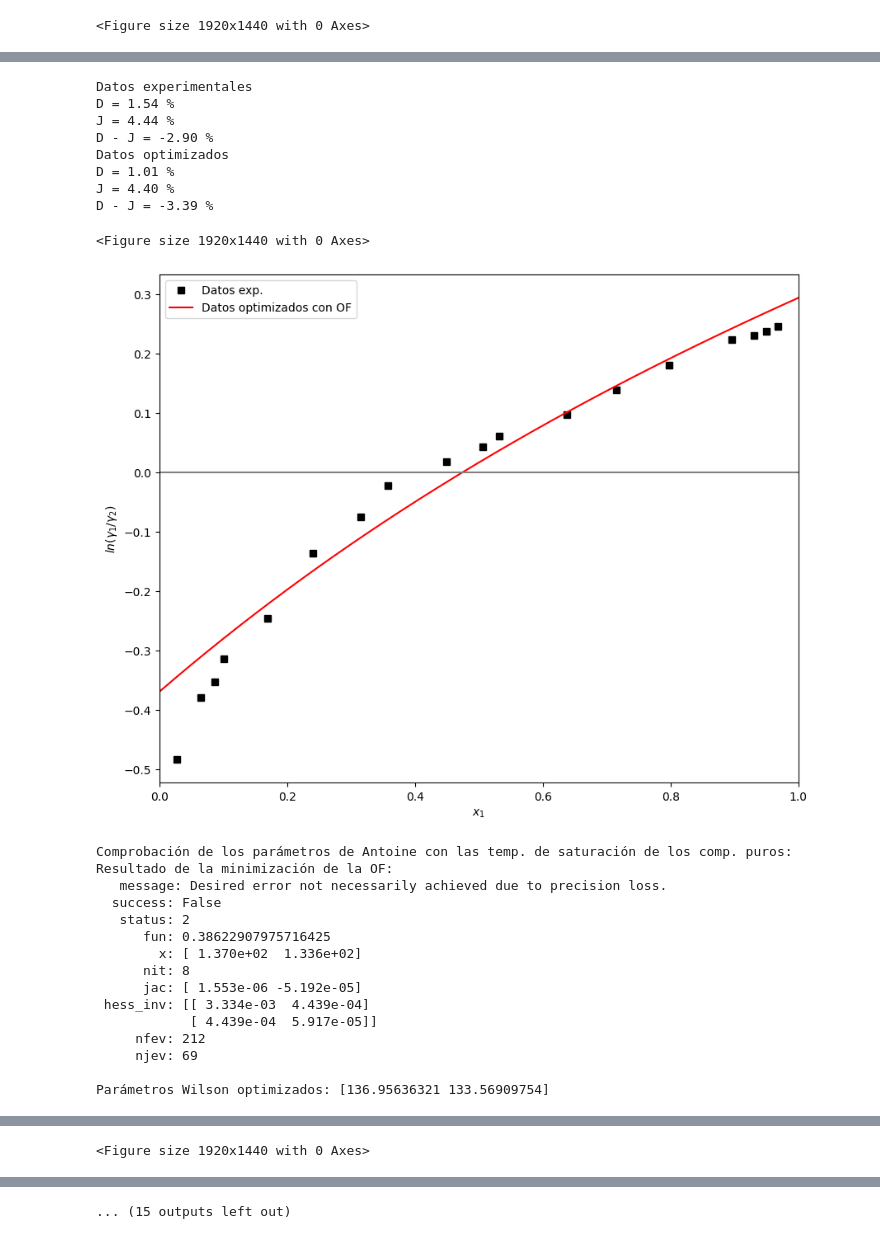
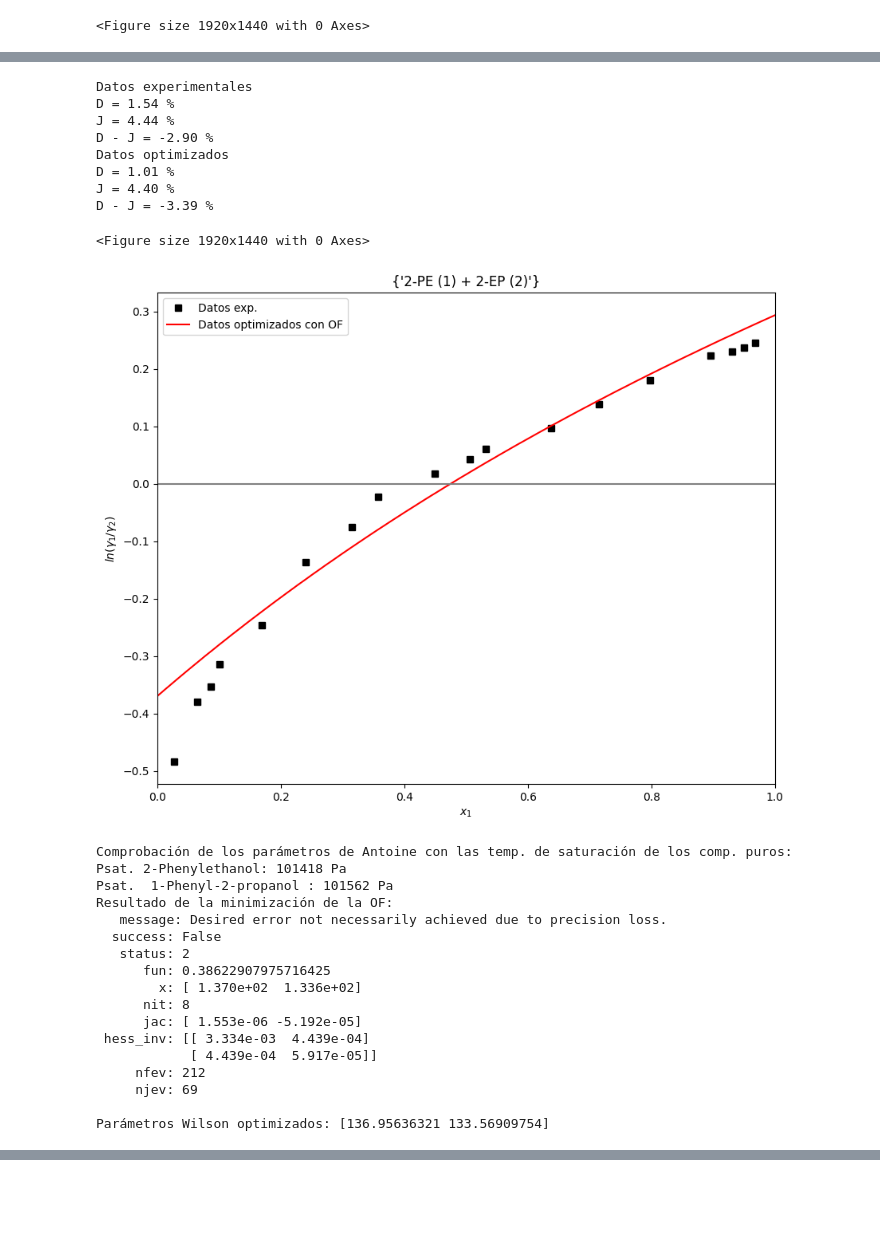
Before and after one commit to ChristianPh404/TQA, a Jupyter notebook: trabajo2.ipynb, the cells around one changed output, grey strips where cells are left out. Cells and saved outputs as stored; diff of their text form; code cells hidden in the pictures; blank space fills up the shorter version.

```diff
--- a/trabajo2.ipynb
+++ b/trabajo2.ipynb
@@ -249,6 +249,8 @@ An4 = np.array([133.75, -11577.65, 0, 0, -17.5651, 1.3782e-5  , 2])          #pa
 # Datos para las cuatro mezclas:
 mezclas = [
     {'nombre': '2-PE (1) + 2-EP (2)',
+     'comp1' : '2‑Phenylethanol' ,
+     'comp2' : ' 2‑Ethylphenol' ,
      'T_exp': np.array([477.80, 477.80, 479.27, 479.77, 480.08, 481.66,483.18, 484.93, 485.63, 487.09, 487.85, 488.22, 489.45, 490.27, 490.95, 491.50, 491.65,491.70 ,491.78 , 491.95]),
      'x': np.array([0,  0.0269,0.0650, 0.0865,  0.1004, 0.1688, 0.2407, 0.3151,  0.3573,  0.4488, 0.5054, 0.5317, 0.6381,  0.7156, 0.7969, 0.8958,  0.9303,0.9503, 0.9679, 1.0000]),
      'y': np.array([0, 0.0115,0.0316, 0.0437,  0.0531,  0.0988, 0.1609, 0.2292,0.2754, 0.3676, 0.4285, 0.4593, 0.5784, 0.6718, 0.7692, 0.8842, 0.9228, 0.9452 ,  0.9648, 1]),
@@ -264,6 +266,8 @@ mezclas = [
      'ZC2':  (4409.10*1000*0.342/1000)/R/703.00},    #ZC=PC*VC / TC*R bug en el diccionario al ejecutarlo directamente
 
      {'nombre': '2-PE (1) + 1,2-PP (2)',
+     'comp1' : '2‑Phenylethanol' ,
+     'comp2' : ' 1‑Phenyl-2-propanol ' ,
      'T_exp': np.array([ 489.80, 489.83, 489.87, 489.93, 489.96, 490.02,490.07, 490.16, 490.25, 490.37,490.51, 490.60, 491.05, 491.24, 491.38,  491.56,  491.65, 491.65,491.70 , 491.95 ]),
      'x': np.array([0, 0.0511,  0.1116,0.1931, 0.2635, 0.3227, 0.3747,  0.4619,  0.5247,  0.5982,  0.6680,  0.7098, 0.7926,   0.8455, 0.8850, 0.9124,   0.9427,0.9566,0.9640, 1.0000]),
      'y': np.array([0,  0.0509,  0.1103,0.1905, 0.2588,  0.3166, 0.3681, 0.4534, 0.5154,0.5874, 0.6546, 0.6957,0.7773, 0.8301, 0.8710, 0.9007,  0.9330, 0.9488,  0.9573, 1]),
@@ -280,6 +284,8 @@ mezclas = [
 
 
      {'nombre': '1,2-PP (1) + 2-EP (2)',
+     'comp2' : ' 2‑Ethylphenol' ,
+     'comp1' : ' 1‑Phenyl-2-propanol ' ,
      'T_exp': np.array([477.80, 478.24,478.40, 479.18,  479.93, 480.78, 481.87, 482.75,484.29,  485.10, 485.67, 486.56, 487.25, 488.09, 488.71, 489.12, 489.42,489.58 , 489.67 , 489.80]),
       'x': np.array([0,   0.0220,0.0335, 0.0638,  0.0964, 0.1488, 0.2045,0.2581, 0.3539,  0.4152,0.4611, 0.5414, 0.6029,  0.6977,0.7901, 0.8610,  0.9109, 0.9483,  0.9728, 1.0000]),
      'y': np.array([0, 0.0108, 0.0172, 0.0349,  0.0571,   0.0929,0.1380, 0.1857,0.2808, 0.3391,0.3930, 0.4745, 0.5501, 0.6544, 0.7618, 0.8440, 0.9004,  0.9429,  0.9701, 1]),
@@ -295,6 +301,8 @@ mezclas = [
      'ZC2':  (4409.10*1000*0.342	/1000 )/R/703.00},
 
      {'nombre': '2,1-PP (1) + 2-EP (2)',
+     'comp2' : ' 2‑Ethylphenol' ,
+     'comp1' : ' 2-Phenyl-1-propanol ' ,
      'T_exp': np.array([477.80, 478.10, 478.62, 479.51, 480.53, 482.82,485.41, 487.87, 489.63, 490.95,  492.56, 493.47, 494.31, 495.17,495.91, 496.48,496.87,497.28 ,497.55 ,  497.67]),
      'x': np.array([0,  0.0134, 0.0294,0.0633, 0.1015, 0.1838, 0.2794, 0.3813,  0.4545,0.5182, 0.5961, 0.6456,0.6919,0.7506, 0.8060,0.8525,  0.8941,0.9392, 0.9736, 1.0000]),
      'y': np.array([0, 0.0045, 0.0104, 0.0247,0.0438,  0.0940, 0.1697, 0.2610, 0.3384,  0.4067, 0.4959,0.5547, 0.6132,  0.6868,0.7581,  0.8203,  0.8727,  0.9283 ,  0.9694, 1]),
@@ -319,8 +327,13 @@ all_g2_opt = []
 all_y1_opt = []
 graficos_datos = []
 parametrosW_iteracion = []
+gammawilson = []
+alpha12W = []
+Dwilson = []
 #obtener los parametros que se va a necesitar de cada mezcla para el calculo de wilson
 for mezcla in mezclas:
+    comp1 = mezcla['comp1']
+    comp2 =mezcla['comp2']
     nombre = mezcla['nombre']
     T_exp = mezcla['T_exp']
     x1 = mezcla['x']
@@ -351,8 +364,8 @@ for mezcla in mezclas:
     Psat = lambda An, T: (np.exp(An[0] + (An[1] / (T + An[2])) + (An[3]*T) + (An[4]* np.log(T)) + (An[5] * (T**An[-1]))))*1000
     # Comprobación de ecuación de Antoine
     print('Comprobación de los parámetros de Antoine con las temp. de saturación de los comp. puros:')
-   # print('Psat. '+comp1+': %.0f Pa'%Psat(An1,T_exp[-1]))
-    #print('Psat. '+comp2+': %.0f Pa'%Psat(An2,T_exp[0]))
+    print('Psat. '+comp1+': %.0f Pa'%Psat(An1,T_exp[-1]))
+    print('Psat. '+comp2+': %.0f Pa'%Psat(An2,T_exp[0]))
 
     # Definir una función objetivo y minimizarla
 
@@ -370,7 +383,6 @@ for mezcla in mezclas:
             T_cal[j] = fsolve(calculo_T, np.mean(T_exp))[0]
         return T_cal
 
-
     # Calcula la presión a partir del modelo para los coef. de actividad y las temperaturas calculadas con el modelo
     def Pcal(l):
         L12 = v2(T_exp)/v1(T_exp)*np.exp(-l[0]/R/T_exp)
@@ -379,8 +391,27 @@ for mezcla in mezclas:
         g2 = np.exp(-np.log(1-x1+L21*x1)+x1*(-L12/(x1+L12*(1-x1))+L21/(1-x1+L21*x1)))
         return x1*g1*Psat(An1,T_exp)+(1-x1)*g2*(1-x1)*Psat(An2,T_exp)
 
+    # def xcal(l):                                                                                                 en principio deberia funcioar el codigo puesto es una copia de T_cal
+    #      for j in range(len(x1)):
+    #          l1 = l[0]
+    #          l2 = l[1]
+    #          L12 = lambda T: v2(T)/v1(T)*np.exp(-l1/R/T)
+    #          L21 = lambda T: v1(T)/v2(T)*np.exp(-l2/R/T)
+    #          g1 = lambda T: np.exp(-np.log(x1[j]+L12(T)*(1-x1[j]))+(1-x1[j])*(L12(T)/(x1[j]+L12(T)*(1-x1[j]))-L21(T)/(1-x1[j]+L21(T)*x1[j])))
+    #          g2 = lambda T: np.exp(-np.log(1-x1[j]+L21(T)*x1[j])+x1[j]*(-L12(T)/(x1[j]+L12(T)*(1-x1[j]))+L21(T)/(1-x1[j]+L21(T)*x1[j])))
+    #          return y1*P/Psat(An1,T_exp)/g1(T_exp)
+    # def ycal(l):
+    #     for j in range(len(x1)):
+    #         l1 = l[0]
+    #         l2 = l[1]
+    #         L12 = v2(T_exp)/v1(T_exp)*np.exp(-l[0]/R/T_exp)
+    #         L21 = v1(T_exp)/v2(T_exp)*np.exp(-l[1]/R/T_exp)
+    #         g1 = lambda T: np.exp(-np.log(x1[j] + L12(T) * (1 - x1[j])) + (1 - x1[j]) * (L12(T) / (x1[j] + L12(T) * (1 - x1[j])) - L21(T) / (1 - x1[j] + L21(T) * x1[j])))
+    #         g2 = lambda T: np.exp(-np.log(1-x1[j]+L21(T)*x1[j])+x1[j]*(-L12(T)/(x1[j]+L12(T)*(1-x1[j]))+L21(T)/(1-x1[j]+L21(T)*x1[j])))
+    #         return x1 * g1(T_exp) * Psat(An1, T_exp) / P
+
     #variable objetivo
-    # OF = lambda A: sum(((T_exp - Twilson(A)) / tstd(T_exp - Twilson(A)))**2)+ sum(((P_exp - Pwilson(A)) / tstd(P_exp - Pwilson(A)))**2)  + sum(((x1 - xwilson(A)) / tstd(x_exp - xwilson(A)))**2) +sum(((y1 - ywilson(A)) / tstd(y_exp - ywilson(A)))**2)
+    #OF = lambda A: sum((((T_exp - Twilson(A)) / tstd(T_exp - Twilson(A)))**2)  +((y1 - ycal(A)) / tstd(y1 - ycal(A)))**2+ (((x1 - xcal(A)) / tstd(x1 - xcal(A)))**2)   )
 
 
     OF = lambda A: sum((T_exp-Twilson(A))**2)**0.5
@@ -392,7 +423,7 @@ for mezcla in mezclas:
 
 
     parametrosW_iteracion.append({
-        'M': nombre,
+        'Mezcla': nombre,
         '$\\Lambda_{12}$': l_cal.x[0],
         '$\\Lambda_{21}$': l_cal.x[1]
     })
@@ -432,19 +463,27 @@ for mezcla in mezclas:
     #graficamos datos
     x1_graf = np.linspace(0,1,201)
     [T_opt, g1_opt, g2_opt, y1_opt] = Wilson_T(x1_graf, *l_cal.x)
-    def alpha12W(y1_opt, x1_graf):
-            if y1_opt > 0:
+    def alpha12(y1_opt, x1_graf):
+            if (x1_graf * (1 - y1_opt) == 0).any():
                 return (y1_opt * (1 - x1_graf)) / (x1_graf * (1 - y1_opt))
             else:
                 return 0 #
-    gammawilson1 =  g1_opt
-    gammawilson2 =  g2_opt
+    alpha12W = list(alpha12(y1_opt, x1_graf))
+    alpha12W.append({
+    'alpha12w': alpha12W,
+    })
+    gammawilson.append({
+    'gammawilson1': g1_opt,
+    'gammawilson2': g2_opt
+    })
+    gammawilson.append(gammawilson)
     fig, ax = plt.subplots(1, 2, figsize = (18,8), dpi=300)
     ax[0].plot(x1, T_exp, '+b', y1, T_exp, '^r', label='Datos')
     ax[0].plot(x1_graf, T_opt, y1_opt, T_opt, label='Ajuste de Wilson optimizado P')
     ax[0].set_xlabel('Fracción molar, $x_1, y_1$')
     ax[0].set_ylabel('T, K')
     ax[0].legend()
+    ax[0].set_title(nombre)
     # Almacenar los datos en la lista
     datos_grafico = {
         'x1': x1,
@@ -462,6 +501,7 @@ for mezcla in mezclas:
     ax[1].set_xlabel('Fracción molar, $x_1$')
     ax[1].set_ylabel('Fracción molar, $y_1$')
     ax[1].legend()
+    ax[1].set_title(nombre)
     plt.show()
 
     ## Test de consistencia termodinámica
@@ -482,6 +522,16 @@ for mezcla in mezclas:
     print('D = %.2f'%D,'%')
     print('J = %.2f'%J,'%')
     print('D - J = %.2f'%(D-J),'%')
+    # df_exp = pd.DataFrame({
+    # 'D': D,
+    # 'J': J,
+    # 'D-J': D-J
+    #  })
+    # display(df_exp)
+    # print('\nDatos experimentales')
+    # print('D = %.2f'%D,'%')
+    # print('J = %.2f'%J,'%')
+    # print('D - J = %.2f'%(D-J),'%')
 
     D, J = consistencia(x1_graf, g1_opt, g2_opt, T_opt)
     print('Datos optimizados')
@@ -498,6 +548,7 @@ for mezcla in mezclas:
     plt.xlabel('$x_1$')
     plt.ylabel('$ln (\\gamma_1/\\gamma_2)$')
     plt.legend()
+    plt.title({nombre})
     plt.show()
 
 # Graficar todos los datos almacenados en la lista
@@ -555,14 +608,16 @@ Parámetros Wilson optimizados: [-535.26975941 -659.65656768]
 Datos experimentales
 D = 1.54 %
 J = 4.44 %
 D - J = -2.90 %
 Datos optimizados
 D = 1.01 %
 J = 4.40 %
 D - J = -3.39 %
 <Figure size 1920x1440 with 0 Axes>
-[figure, old version]
+[figure, new version]
 Comprobación de los parámetros de Antoine con las temp. de saturación de los comp. puros:
+Psat. 2‑Phenylethanol: 101418 Pa
+Psat.  1‑Phenyl-2-propanol : 101562 Pa
 Resultado de la minimización de la OF:
    message: Desired error not necessarily achieved due to precision loss.
   success: False
@@ -606 +651,0 @@ D - J = -0.53 %
-<Figure size 1920x1440 with 0 Axes>
@@ -608,4 +652,3 @@ D - J = -0.53 %
-... (15 outputs left out)
 # %%
 import numpy as np
 from scipy.optimize import fsolve
```
Also changed, not shown: parts of 1 cell of this notebook.
